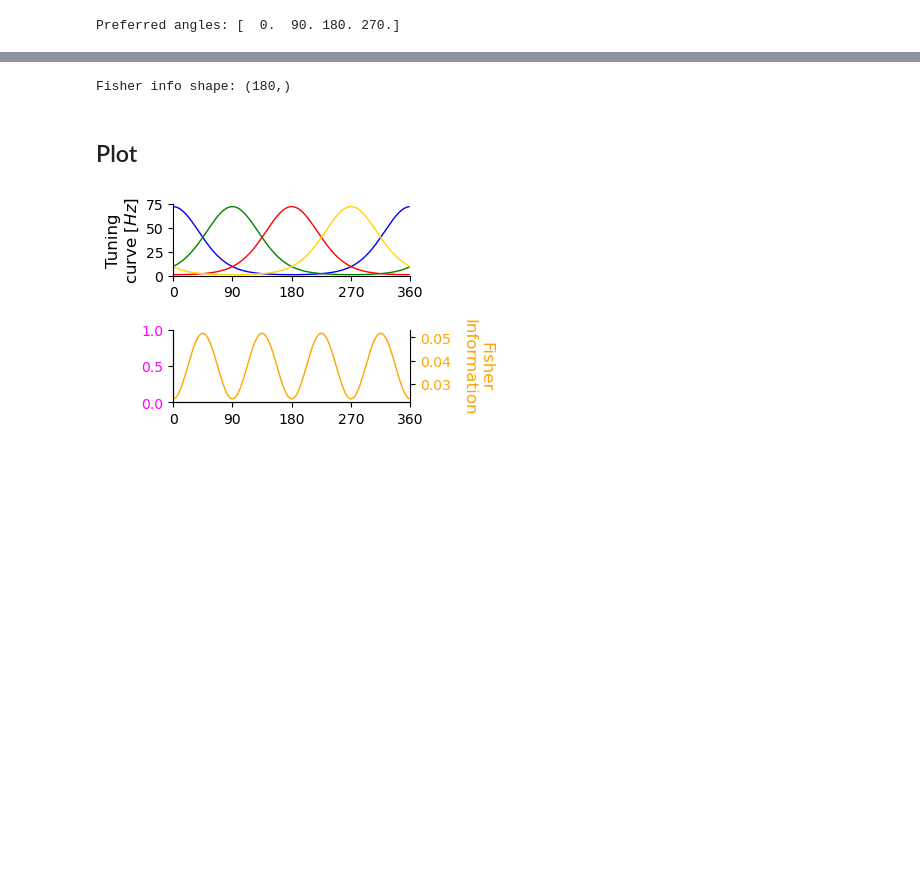
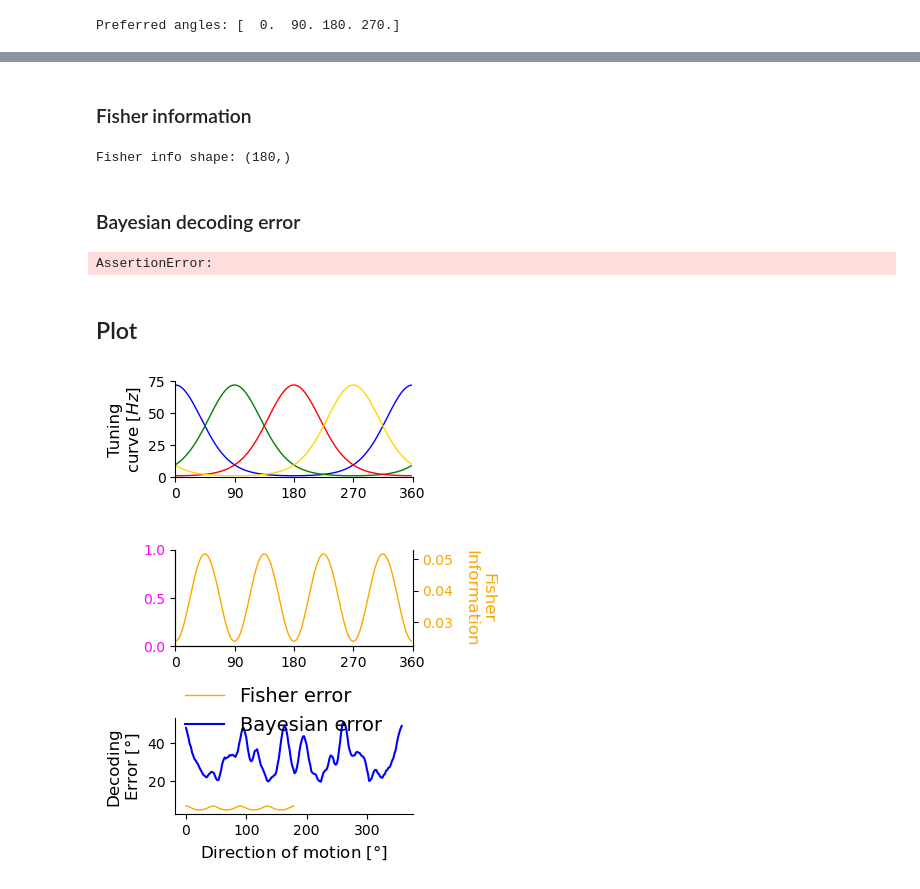
Before and after one commit to steevelaquitaine/fisher-info-limits, a Jupyter notebook: notebooks/basic_model.ipynb, the cells around one changed output, grey strips where cells are left out. Drawn from its saved outputs; the diff is of its cells as text; code cells hidden in the pictures; blank space fills up the shorter version.

Commit message:
adde Bayesian decoding error

```diff
--- a/notebooks/basic_model.ipynb
+++ b/notebooks/basic_model.ipynb
@@ -72,8 +199,28 @@ Preferred angles: [  0.  90. 180. 270.]
+# %% [markdown]
+### Fisher information
 # %%
+%%time
+
+# compute fisher information
 fisher_info = ssiMod.FISHER_POISSON(stim, tuning_c)
 print("Fisher info shape:", fisher_info.shape)
+
+# compute fisher error (flat prior, unbiased estimator)
+fisher_error = 1/np.sqrt(fisher_info)
 # %% [output]
 Fisher info shape: (180,)
+# %% [markdown]
+### Bayesian decoding error
+# %%
+%%time
+
+# compute bayesian decoding mean squared error
+results = compute_bayesian_decoding_error(stim, tuning_c, n_trials=N_TRIALS, seed=0)
+
+# unit-test
+assert sum(results['true_directions']==stim[0])== 1000
+# %% [output]
+AssertionError:
 # %% [markdown]
 ## Plot
 # %%
@@ -88,43 +235,54 @@ plt.rcParams['ytick.labelsize']=tick_labelsize
 mpl.rcParams['axes.spines.right']=False
 
 # setup plot
-fig = plt.figure(figsize=(15,7.5))
+fig = plt.figure(figsize=(15, 10))
 gs = GS(5, 4, wspace=0.3, hspace=0.75)
 colors = ['blue', 'green', 'red', 'gold']
 
 # Tuning curves ----------------
-ax = fig.add_subplot(gs[0,i])
+ax = fig.add_subplot(gs[0,0])
+
 for j, tc in enumerate(tuning_c):
     ax.plot(stim, tc, color = colors[j], linewidth=lw)
 
 # legend
 ax.set_xlim(0,360)
 ax.set_ylim(0,75)
 ax.set_xticks(np.arange(0,361, 90))
 ax.set_yticks(np.arange(0,76, 25))
 
 # Fisher information ----------------
-ax1 = fig.add_subplot(gs[1,i])
+ax1 = fig.add_subplot(gs[1,0])
 ax2 = ax1.twinx()
 ax2.plot(stim, fisher_info, color = 'orange', linewidth=lw)
 ax2.spines['right'].set_visible(True)
 ax1.tick_params('y', labelcolor = 'magenta')
 ax2.tick_params('y', labelcolor = 'orange')
 ax1.set_xlim(0,360)
 ax1.set_xticks(np.arange(0,361, 90))
+# ax1.set_ylabel('Sensitivity\n'+r'[$Bits$]', color = 'magenta', size = labelsize)
 
-if i==0:
-    ax.yaxis.set_label_coords(-0.135, y=0.5)
-    ax.set_ylabel('Tuning\n'+r'curve [$Hz$]', size = labelsize)
+ax.yaxis.set_label_coords(-0.135, y=0.5)
+ax.set_ylabel('Tuning\n'+r'curve [$Hz$]', size = labelsize)
 
 ax2.yaxis.set_label_coords(1.35, y=0.5)
 ax2.set_ylabel('Fisher\n'+r'Information', rotation=270, color = 'orange', size = labelsize)
 
+
+#gs.update(left=0.055,right=0.925,top=0.95,bottom=0.05)#,wspace=0.3,hspace=0.5)
 #ax2.set_xlabel(r'Direction of motion [$\degree$]', size = labelsize)
 
-#gs.update(left=0.055,right=0.925,top=0.95,bottom=0.05)#,wspace=0.3,hspace=0.5)
+ax3 = fig.add_subplot(gs[2,0])
+ax3.plot(fisher_error, color = 'orange', linewidth=lw, label='Fisher error')
+ax3.set_xlabel('Direction of motion [$\degree$]', size = labelsize)
+ax3.set_ylabel('Decoding\n'+r'Error [$\degree$]', size = labelsize)
+
+ax3.plot(stim, results['mean_squared_errors'], color = 'blue', label='Bayesian error')
+ax3.legend(frameon=False, fontsize = legend_fontsize, loc=(0.01, 0.75))
+
 plt.tight_layout()
+# plt.legend()
 
 # plt.savefig('basic_model_fisher_info.svg', bbox_inches='tight', dpi = 300)
 # %% [output]
-[figure, old version]
+[figure, new version]
```
Also changed, not shown: parts of 5 cells of this notebook.
